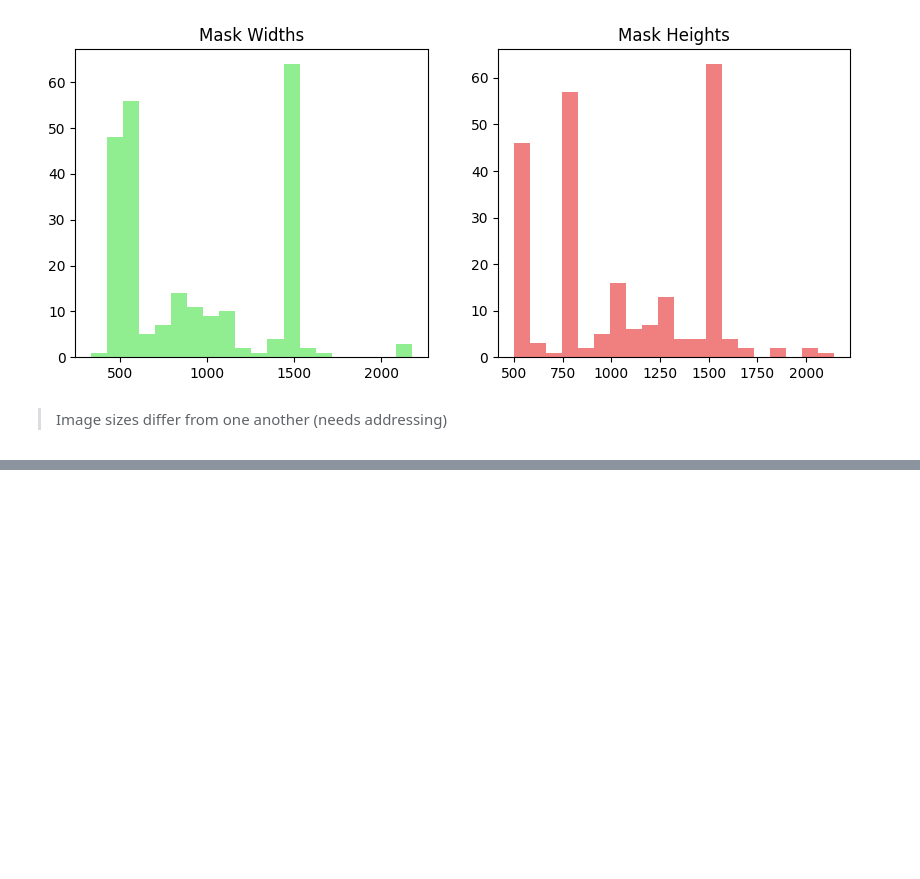
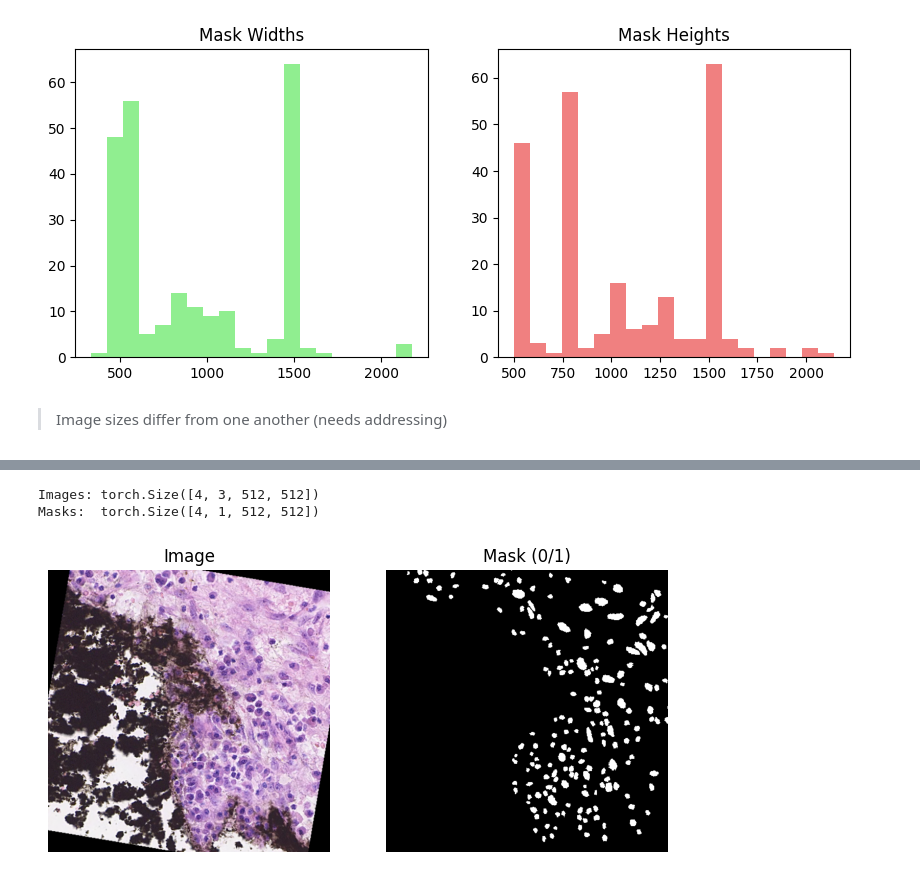
Before and after one commit to IliaPoliak/ZNEUS-2nd-Project, a Jupyter notebook: main.ipynb, the cells around one changed output, grey strips where cells are left out. Saved outputs shown, nothing was run; the diff lists cells and outputs as text; code cells hidden in the pictures; blank space fills up the shorter version.

```diff
--- a/main.ipynb
+++ b/main.ipynb
@@ -204,0 +258,13 @@ plt.show()
+# %%
+# transformations for images (RGB) and binary masks (0/1)
+img_transform = T.Compose([
+    T.Resize((512, 512)),
+    T.ToTensor(),
+    T.Normalize(mean=[0.485, 0.456, 0.406],
+                std=[0.229, 0.224, 0.225]),
+])
+
+mask_transform = T.Compose([
+    T.Resize((512, 512), interpolation=T.InterpolationMode.NEAREST),
+    T.PILToTensor(),
+])
@@ -204,0 +391,35 @@ plt.show()
+# %%
+# dataloaders for training and evaluation
+train_loader = DataLoader(train_ds, batch_size=4, shuffle=True)
+val_loader   = DataLoader(val_ds,   batch_size=4, shuffle=False)
+test_loader  = DataLoader(test_ds,  batch_size=4, shuffle=False)
+# %%
+# check batch shapes – prepared for U-Net / transformer
+batch_imgs, batch_masks = next(iter(train_loader))
+print("Images:", batch_imgs.shape)
+print("Masks: ", batch_masks.shape)
+# %% [output]
+Images: torch.Size([4, 3, 512, 512])
+Masks:  torch.Size([4, 1, 512, 512])
+# %%
+# visualize a single image–mask pair from a training batch
+idx = 0
+
+img_np = batch_imgs[idx].permute(1, 2, 0).detach().cpu().numpy()
+img_np = (img_np * [0.229, 0.224, 0.225] + [0.485, 0.456, 0.406]).clip(0, 1)
+
+mask_np = batch_masks[idx][0].detach().cpu().numpy()
+
+plt.figure(figsize=(8, 4))
+plt.subplot(1, 2, 1)
+plt.imshow(img_np)
+plt.axis("off")
+plt.title("Image")
+
+plt.subplot(1, 2, 2)
+plt.imshow(mask_np, cmap="gray")
+plt.axis("off")
+plt.title("Mask (0/1)")
+plt.show()
+# %% [output]
+[figure, added]
```
Also changed, not shown: parts of 18 cells of this notebook, 2 other files.
